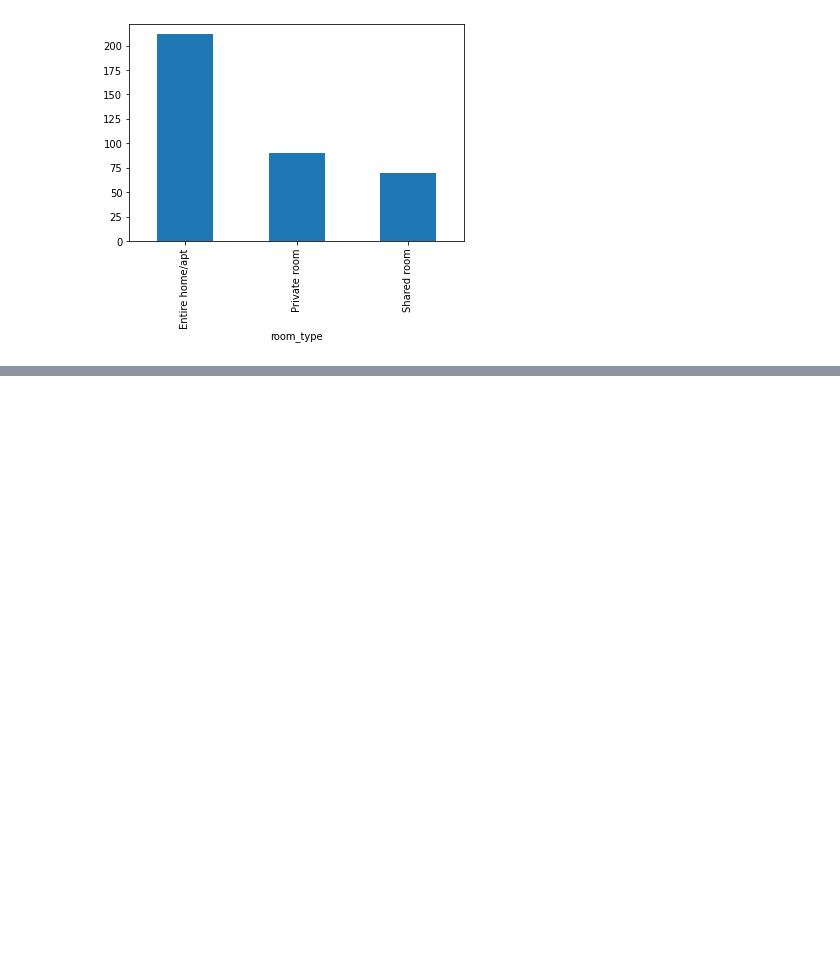
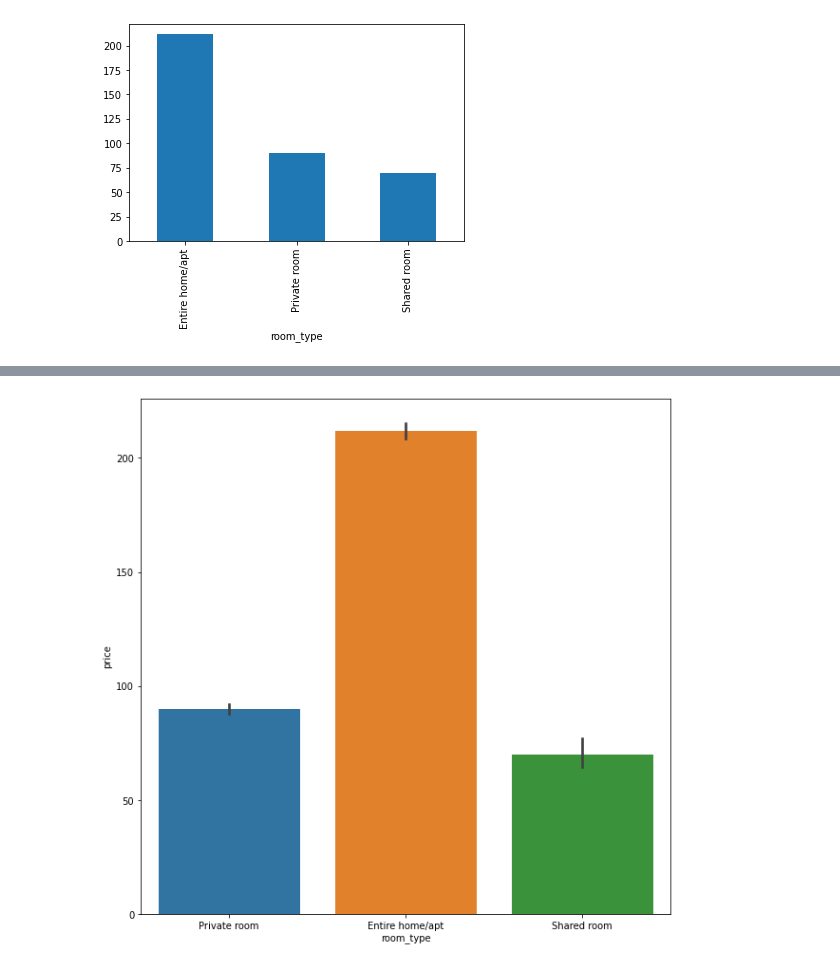
Before and after one commit to sovikapoudel/Data-Visualiation-Spring-2022, a Jupyter notebook: Quiz_24.ipynb, the cells around one changed output, grey strips where cells are left out. Cells and saved outputs as stored; diff of their text form; code cells hidden in the pictures; blank space fills up the shorter version.

```diff
--- a/Quiz_24.ipynb
+++ b/Quiz_24.ipynb
@@ -55,0 +68,7 @@ df.groupby('room_type').price.agg('mean').plot(kind = 'bar', ) #there is no stac
+# %%
+import matplotlib.pyplot as plt
+import seaborn as sns #using the pyplot with seaborn gave me the flexibility add different category in both
+plt.figure(figsize=(10,10))
+df1 = sns.barplot(data=df, x='room_type',y='price') #this work only when one of the column is numeric
+# %% [output]
+[figure, added]
```
Also changed, not shown: parts of 3 cells of this notebook.
